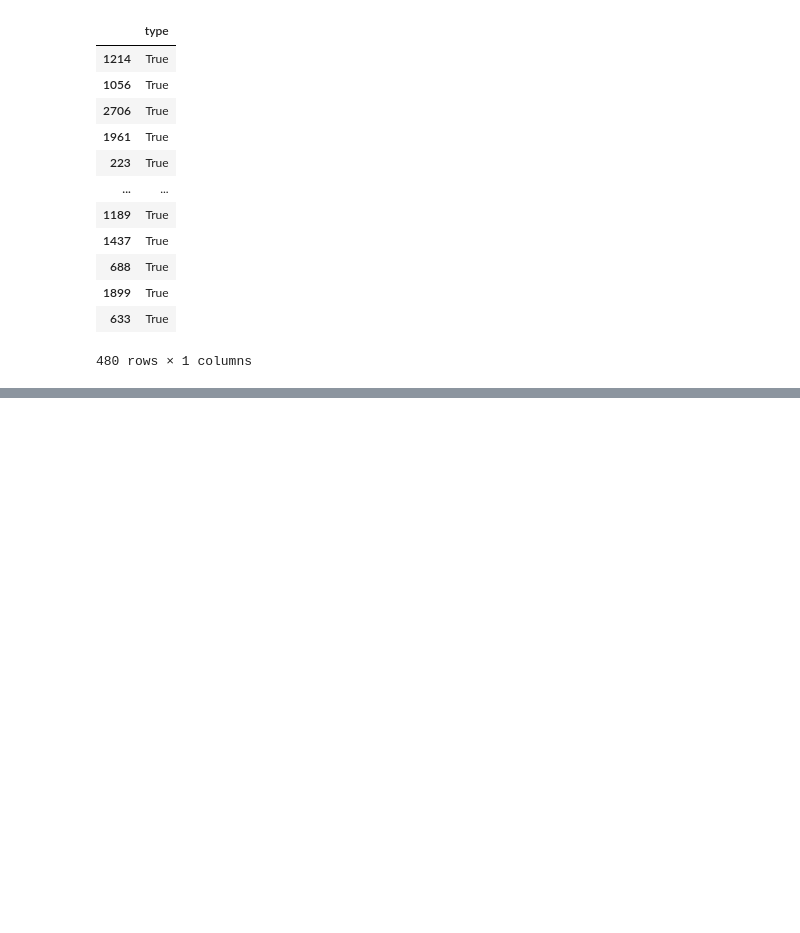
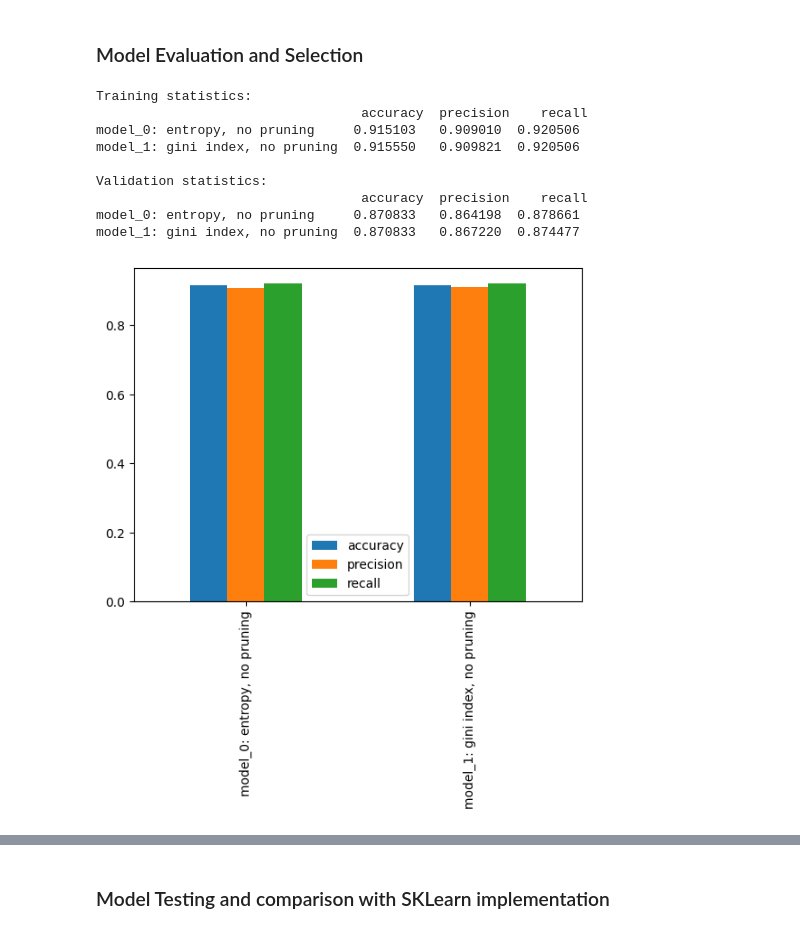
Before and after one commit to ColeDixon78/IntroML, a Jupyter notebook: tree_test.ipynb, the cells around one changed output, grey strips where cells are left out. Drawn from its saved outputs; the diff is of its cells as text; code cells hidden in the pictures; blank space fills up the shorter version.

Commit message:
model evaluation looks good. Cleaning up code. Still have to figure out pruning

```diff
--- a/tree_test.ipynb
+++ b/tree_test.ipynb
@@ -1,14 +0,0 @@
-# %%
-import pandas as pd
-import numpy as np
-from chefboost.training import Training
-from sklearn import model_selection
-df = pd.read_csv("wine_dataset.csv")
-#df.rename(columns={"type":"Decision"},inplace=True)
-#config = {"algorithm":"ID3"}
-#gains = Training.findGains(df,config)
-#print(gains)
-X = df.iloc[:,:-1]
-y = df.iloc[:,-1:]
-for index,value in X.iterrows():
-    print(value['alcohol'])
@@ -153,4 +169,5 @@ class Tree():
 # %%
+#load data into pandas dataframes
 df = pd.read_csv("wine_dataset.csv")
 X = df.iloc[:,:-1]
 y = df.iloc[:,-1:]
@@ -159,8 +176,15 @@ y = df.iloc[:,-1:]
 np.random.seed()
 X_training,X_val_test,y_training,y_val_test = model_selection.train_test_split(X,y,train_size = 0.7,test_size=0.3)
 X_validation,X_test,y_validation,y_test = model_selection.train_test_split(X_val_test,y_val_test,train_size = 0.5,test_size=0.5)
-print(X_validation)
-#training
-model_0 = Tree()
+#training of 4 different models
+model_0 = Tree("model_0: entropy, no pruning")
 model_0.learn(X_training,y_training)
-y_predict = model_0.predict(X_validation)
+
+model_1 = Tree("model_1: gini index, no pruning")
+model_1.learn(X_training,y_training,impurity_measure = 'gini')
+
+#model_2 = Tree()
+#model_2.learn(X_training,y_training,pruning = True)
+
+#model_3 = Tree()
+#model_3.learn(X_training,y_training,impurity_measure = 'gini',pruning = True)
@@ -182,16 +191,27 @@ y_predict = model_0.predict(X_validation)
-# %%
-(y_predict == y_validation).value_counts()[True]
-# %% [output]
-|  | type |
-| 1214 | True |
-| 1056 | True |
-| 2706 | True |
-| 1961 | True |
-| 223 | True |
-| ... | ... |
-| 1189 | True |
-| 1437 | True |
-| 688 | True |
-| 1899 | True |
-| 633 | True |
-480 rows × 1 columns
+# %% [markdown]
+### Model Evaluation and Selection
+# %%
+model_0_training_stats = model_0.get_stats()
+model_0_validation_stats = model_0.get_stats(X_validation,y_validation)
+
+model_1_training_stats = model_1.get_stats()
+model_1_validation_stats = model_1.get_stats(X_validation,y_validation)
+
+training_stats = pd.concat([model_0_training_stats,model_1_training_stats])
+validation_stats = pd.concat([model_0_validation_stats,model_1_validation_stats])
+
+training_stats.plot(kind = 'bar')
+print('Training statistics:\n',training_stats,'\n')
+validation_stats.plot(kind = 'bar')
+print('Validation statistics:\n',validation_stats,'\n')
+# %% [output]
+Training statistics:
+                                  accuracy  precision    recall
+model_0: entropy, no pruning     0.915103   0.909010  0.920506
+model_1: gini index, no pruning  0.915550   0.909821  0.920506
+
+Validation statistics:
+                                  accuracy  precision    recall
+model_0: entropy, no pruning     0.870833   0.864198  0.878661
+model_1: gini index, no pruning  0.870833   0.867220  0.874477
+[figure, added]
@@ -197,0 +219,2 @@ y_predict = model_0.predict(X_validation)
+# %% [markdown]
+### Model Testing and comparison with SKLearn implementation
```
Also changed, not shown: parts of 7 cells of this notebook, 1 other file.
